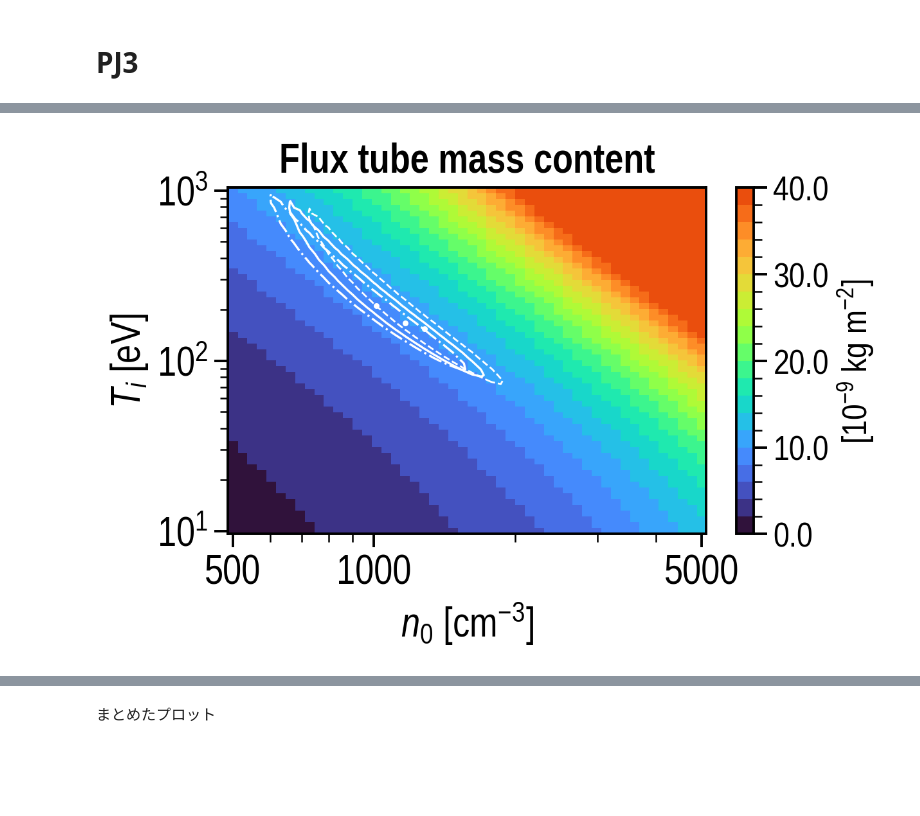
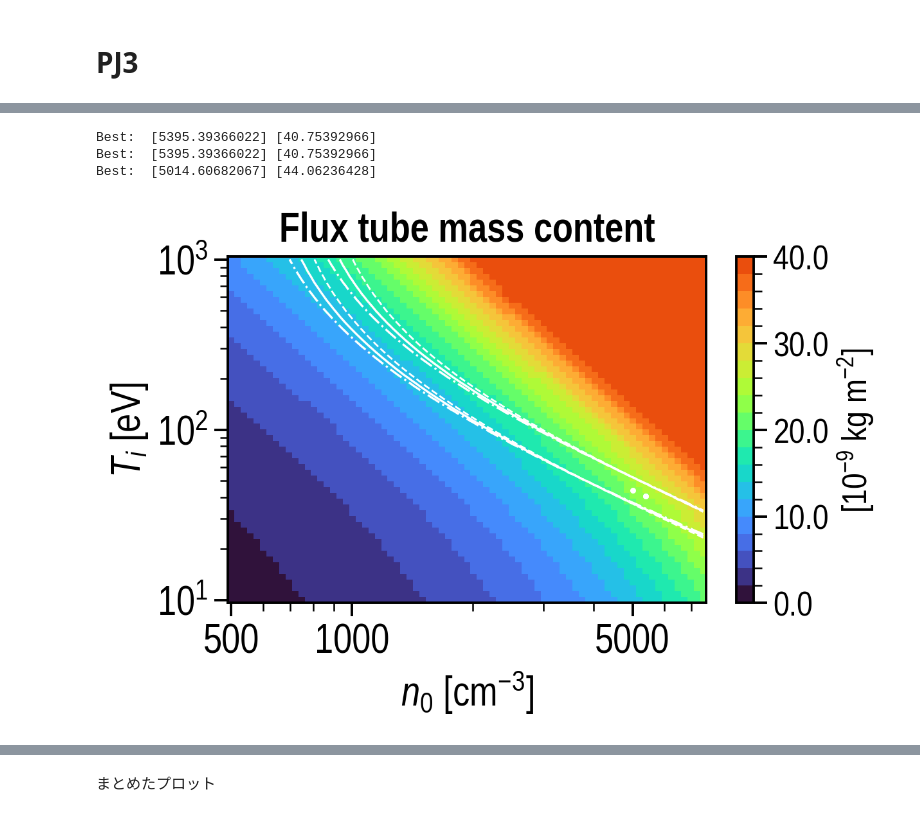
Before and after one commit to ShinnosukeSatoh/Juno_UVS_deimos, a Jupyter notebook: chi2_visualize6.ipynb, the cells around one changed output, grey strips where cells are left out. Drawn from its saved outputs; the diff is of its cells as text; code cells hidden in the pictures; blank space fills up the shorter version.

```diff
--- a/chi2_visualize6.ipynb
+++ b/chi2_visualize6.ipynb
@@ -31,10 +31,10 @@ F.set_default()
 # F.set_figparams()
 # F.initialize()
 # %%
-exname = '003/20250516_078'
+exname = '003/20250516_068'
 TARGET_MOON = 'Io'
 target_fp = ['MAW', 'TEB']
-PJ_num = ['28S']
+PJ_num = ['19']
 Ai_num = 3
 ni_num = 50
 Ti_num = 60
@@ -111,7 +111,7 @@ Psyn_ga = (10.53)*3600      # Moon's synodic period [sec]
 if TARGET_MOON == 'Io':
     Psyn = Psyn_io
     r_moon = 5.9*RJ
-    xticks = np.array([1, 10, 100, 500, 1000, 5000])
+    xticks = np.array([500, 1000, 5000])
 elif TARGET_MOON == 'Europa':
     Psyn = Psyn_eu
     r_moon = 9.4*RJ
@@ -237,18 +234,27 @@ for i in range(3):
     print('             T_i = '+str(y_best[0])+' eV')
 
     # Lowest temperature
-    x_value_mask = x_value[np.where(z_value < 11.8)]
-    y_value_mask = y_value[np.where(z_value < 11.8)]
+    print('1 sigma')
+    x_value_mask = x_value[np.where(z_value < 2.30)]
+    y_value_mask = y_value[np.where(z_value < 2.30)]
     print('             (1) Highest n_i = '+str(x_value_mask.max())+' cm-3')
+    print('                       delta = ' +
+          str(x_value_mask.max()-x_best[0])+' cm-3')
     print('             (1) Lowest T_i = '+str(y_value_mask.min())+' eV')
+    print('                       delta = ' +
+          str(y_value_mask.min()-y_best[0])+' eV')
     ax[i].scatter(x_value_mask.max(),
                   y_value_mask.min(),
                   marker='+',
                   s=20, color=UC.blue, zorder=2.5)
 
-    # Lowest temperature
+    # Highest temperature
     print('             (2) Lowest n_i = '+str(x_value_mask.min())+' cm-3')
-    print('             (2) Hightest T_i = '+str(y_value_mask.max())+' eV')
+    print('                       delta = ' +
+          str(x_value_mask.min()-x_best[0])+' cm-3')
+    print('             (2) Highest T_i = '+str(y_value_mask.max())+' eV')
+    print('                       delta = ' +
+          str(y_value_mask.max()-y_best[0])+' eV')
     ax[i].scatter(x_value_mask.min(),
                   y_value_mask.max(),
                   marker='+',
@@ -421,7 +428,9 @@ chi2_2d = chi2_2d[:-1, :-1]
 # 5000 /ccで切るかどうか
 x_max_idx = np.size(x_grid[0, :])
 x_max_idx = np.argmin(np.abs(x_grid[0, :]-5000.0))
-print(x_max_idx)
+print(x_max_idx, x_grid[0, x_max_idx])
+x_grid = x_grid[:, :x_max_idx-1]
+y_grid = y_grid[:, :x_max_idx-1]
 column_mass_2d = column_mass_2d[:, :x_max_idx-1]
 area = area[:, :x_max_idx-1]
 weight = weight[:, :x_max_idx-1]
@@ -920,11 +929,19 @@ z_value_99 = z_value_99*1E+9
 x_value = ni_3d_a[:, i, :].T
 y_value = Ti_3d_a[:, i, :].T
 
+# 5000 /ccで切るかどうか
+x_max_idx = np.size(x_grid[0, :])
+# x_max_idx = np.argmin(np.abs(x_grid[0, :]-5000.0))
+x_value = x_value[:, :x_max_idx]
+y_value = y_value[:, :x_max_idx]
+z_value_99 = z_value_99[:, :x_max_idx]
+
 ax.set_title('Flux tube mass content', weight='bold')
 ax.set_xlabel(r'$n_0$ [cm$^{-3}$]')
 ax.set_ylabel(r'$T_i$ [eV]')
 ax.set_xscale('log')
 ax.set_yscale('log')
+# ax.set_xlim(500, 5000)
 ax.set_xticks(xticks)
 ax.set_xticklabels(xticks)
 linestyles = ['--', '-', '-.']
@@ -934,7 +951,7 @@ for i in range(3):
     chi2_2d = chi2_3d_a[:, i, :].T
     chi2_2d = chi2_2d - np.min(chi2_2d)
 
-    z_value = chi2_2d
+    z_value = chi2_2d[:, :x_max_idx]
 
     cn = ax.contour(x_value, y_value, z_value,
                     levels=[11.8],
@@ -949,6 +966,7 @@ for i in range(3):
     y_best = y_value[np.where(z_value == np.min(z_value))]
     ax.scatter(x_best, y_best,
                s=5, color='w', zorder=2.5)
+    print('Best: ', x_best, y_best)
 
 cmap_turbo = plt.get_cmap('turbo')
 N_color = 20
@@ -967,31 +985,34 @@ p = ax.pcolormesh(x_value,
                   zorder=0.5)
 
 # Setting for color bar
 cmap_turbo = plt.get_cmap('turbo')
 cmap_turbo(0)
 color_list = [cmap_turbo(0), cmap_turbo(63), cmap_turbo(127), cmap_turbo(195)]
 cmap = mplcolors.ListedColormap(color_list)
 norm = mplcolors.Normalize(vmin=0, vmax=1)
 
 cax = fig.colorbar(p, ax=ax)
 cax.ax.set_yticks(np.linspace(0, 40, 5))
 cax.ax.set_yticklabels(np.linspace(0, 40, 5), fontsize=F.fontsize*0.85)
 cax.ax.yaxis.set_minor_locator(ptick.AutoMinorLocator(5))
 cax.ax.set_ylabel(r'[$10^{-9}$ kg m$^{-2}$]', fontsize=F.fontsize*0.85)
 
 """F.textbox(ax_idx=0, x=2200, y=200,
           text='PJ3', fontsize=F.fontsize*0.55,
           horizontalalignment='center',
           facealpha=0., edgecolor='none')
 F.textbox(ax_idx=0, x=2500, y=35,
           text='PJ19', fontsize=F.fontsize*0.55,
           horizontalalignment='center',
           facealpha=0., edgecolor='none')
 F.textbox(ax_idx=0, x=800, y=200,
           text='PJ28S', fontsize=F.fontsize*0.55,
           horizontalalignment='center',
           facealpha=0., edgecolor='none')"""
 
 plt.show()
 # %% [output]
+Best:  [5395.39366022] [40.75392966]
+Best:  [5395.39366022] [40.75392966]
+Best:  [5014.60682067] [44.06236428]
-[figure, old version]
+[figure, new version]
```
Also changed, not shown: parts of 20 cells of this notebook, 1 other file.
